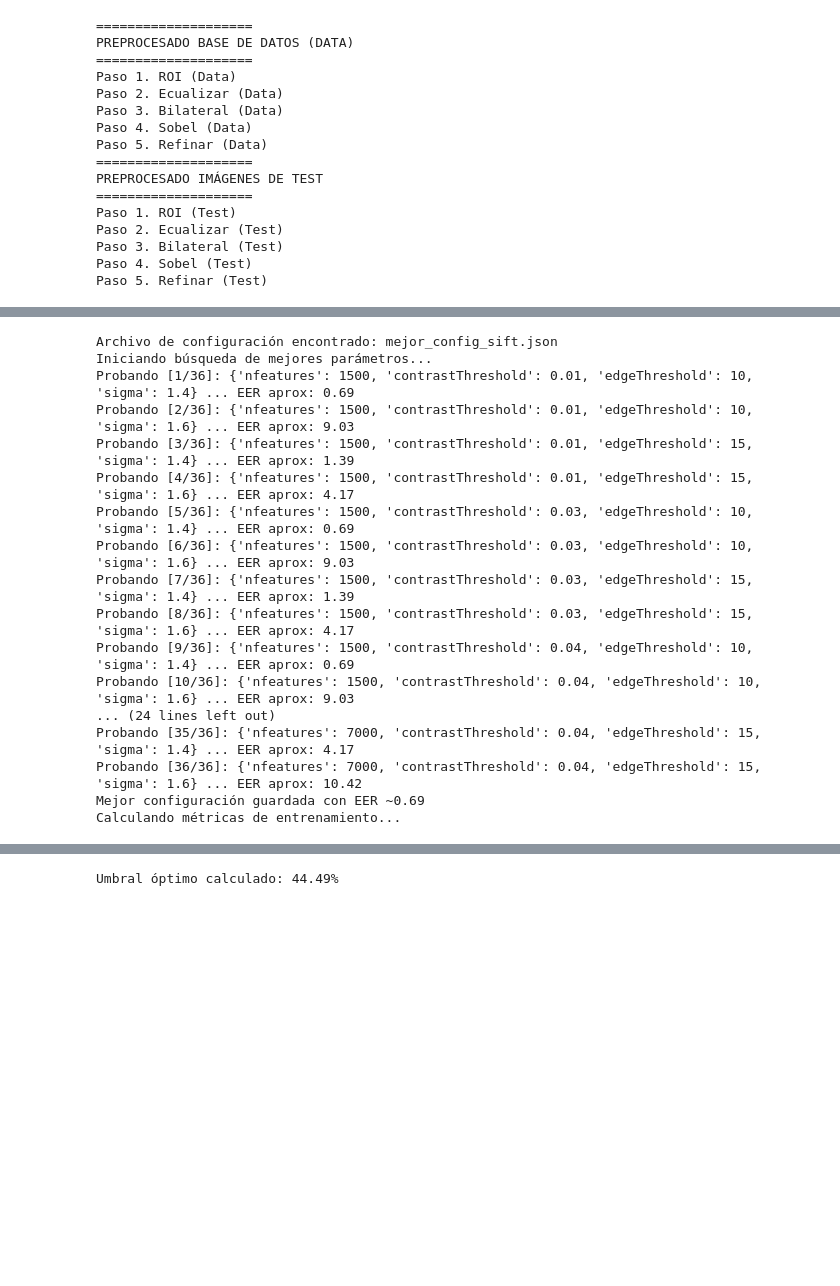
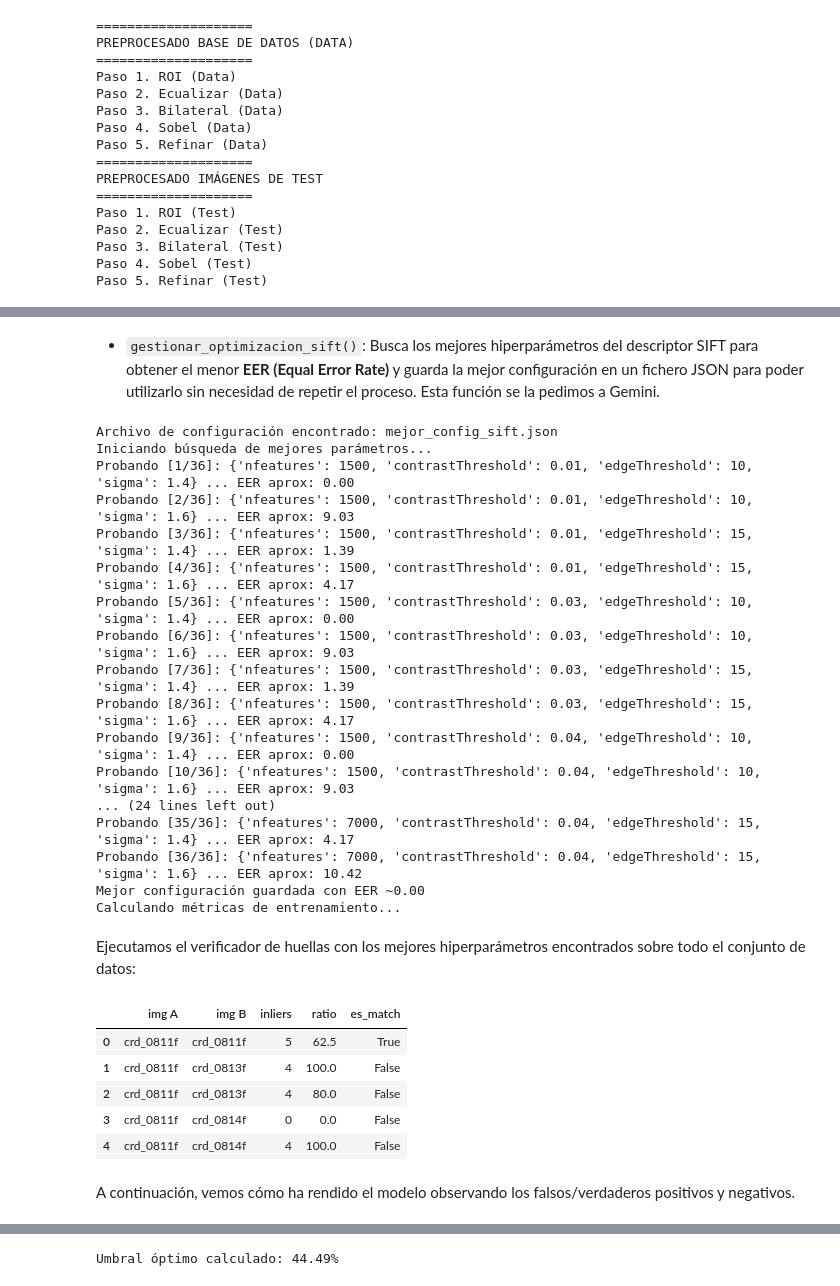
Before and after one commit to lunahernandez/PIAV, a Jupyter notebook: 06/No_IA_Finger_Comparation.ipynb, the cells around one changed output, grey strips where cells are left out. Drawn from its saved outputs; the diff is of its cells as text; code cells hidden in the pictures; blank space fills up the shorter version.

```diff
--- a/06/No_IA_Finger_Comparation.ipynb
+++ b/06/No_IA_Finger_Comparation.ipynb
@@ -379,7 +381,7 @@ def match_knn_ratio(bf, des1, des2, ratio=0.75, k=2): # Método reciclado de la
     return sorted(good, key=lambda x: x.distance)
 
 def calcular_similitud(bf, kp_src, des_src, kp_dst, des_dst, mejor_umbral=-np.inf): # Método reciclado de la práctica 5 de la asignatura
-    """Compara dos conjuntos de descriptores y devuelve inliers, ratio y si es match."""
+    """Compara dos conjuntos de descriptores y devuelve los inliers, el ratio y si es match."""
     inliers = 0
     ratio = 0.0
     es_match = False
@@ -389,15 +391,20 @@ def calcular_similitud(bf, kp_src, des_src, kp_dst, des_dst, mejor_umbral=-np.in
 
     matches = match_knn_ratio(bf, des_src, des_dst)
     good_n = len(matches)
+    # Es necesario un mínimo de 4 matches para realizar la homografía
     if good_n >= 4:
         src = np.float32([kp_src[m.queryIdx].pt for m in matches]).reshape(-1, 1, 2)
         dst = np.float32([kp_dst[m.trainIdx].pt for m in matches]).reshape(-1, 1, 2)
+        # Busca la transformación necesaria para hacer coincidir los puntos de 'src' con los de 'dst'
+        # mask indica qué puntos son correctos después de aplicar la transformación
         _, mask = cv.findHomography(src, dst, cv.RANSAC, 5.0)
         if mask is not None:
                 inliers = int(mask.sum())
                 if len(matches) > 0:
                     ratio = (inliers / len(matches)) * 100.0
 
+                # Condición para que se considere match
+                # La establecemos a un mínimo de 5 matches correctos
                 if inliers >= 5 and ratio >= mejor_umbral:
                     es_match = True
     return inliers, ratio, es_match
@@ -406,25 +413,29 @@ def calcular_similitud(bf, kp_src, des_src, kp_dst, des_dst, mejor_umbral=-np.in
 # %%
 def cargar_dataset(out_path, sift):
     """Carga las imágenes procesadas y genera descriptores SIFT."""
-
     dataset = []
 
+    # iterar por la carpeta de las imágenes preprocesadas sin coger
+    # las imágenes de test
     users = sorted([u for u in os.listdir(out_path) if u.lower() != "test"])
 
     for user in users:
         folder = os.path.join(out_path, user, "refinadas")
-        if not os.path.isdir(folder): continue
+        if not os.path.isdir(folder):
+            continue
 
-        files = sorted([f for f in os.listdir(folder) if f.lower().endswith(".png")])
+        files = sorted([f for f in os.listdir(folder) if f.lower().endswith(".png")]) # pedido a Gemini para buscar los ficheros .png
 
         for f in files:
             path = os.path.join(folder, f)
             img = cv.imread(path, cv.IMREAD_GRAYSCALE)
-            if img is None: continue
+            if img is None:
+                continue
 
-            kp, des = sift.detectAndCompute(cv.bitwise_not(img), None)
+            kp, des = sift.detectAndCompute(img, None) # reciclado de la práctica 5 de la asignatura
 
             if des is not None:
+                # Idea de Gemini para almacenar los keypoints y los descriptores de cada imagen
                 dataset.append({'id': user, 'filename': f, 'kp': kp, 'des': des})
 
     return dataset
@@ -479,0 +467,2 @@ def gestionar_optimizacion_sift(out_path, params_file):
+# %% [markdown]
+- `gestionar_optimizacion_sift()`: Busca los mejores hiperparámetros del descriptor SIFT para obtener el menor **EER (Equal Error Rate)** y guarda la mejor configuración en un fichero JSON para poder utilizarlo sin necesidad de repetir el proceso. Esta función se la pedimos a Gemini.
@@ -480,25 +514,37 @@ def gestionar_optimizacion_sift(out_path, params_file):
 # %%
 PARAMS_FILE = "mejor_config_sift.json"
 mejor_config = gestionar_optimizacion_sift(OUT_PATH, PARAMS_FILE)
-
-print("Calculando métricas de entrenamiento...")
-genuinos_train, impostores_train, resumen = evaluar_configuracion_sift(OUT_PATH, mejor_config)
 # %% [output]
 Archivo de configuración encontrado: mejor_config_sift.json
 Iniciando búsqueda de mejores parámetros...
-Probando [1/36]: {'nfeatures': 1500, 'contrastThreshold': 0.01, 'edgeThreshold': 10, 'sigma': 1.4} ... EER aprox: 0.69
+Probando [1/36]: {'nfeatures': 1500, 'contrastThreshold': 0.01, 'edgeThreshold': 10, 'sigma': 1.4} ... EER aprox: 0.00
 Probando [2/36]: {'nfeatures': 1500, 'contrastThreshold': 0.01, 'edgeThreshold': 10, 'sigma': 1.6} ... EER aprox: 9.03
 Probando [3/36]: {'nfeatures': 1500, 'contrastThreshold': 0.01, 'edgeThreshold': 15, 'sigma': 1.4} ... EER aprox: 1.39
 Probando [4/36]: {'nfeatures': 1500, 'contrastThreshold': 0.01, 'edgeThreshold': 15, 'sigma': 1.6} ... EER aprox: 4.17
-Probando [5/36]: {'nfeatures': 1500, 'contrastThreshold': 0.03, 'edgeThreshold': 10, 'sigma': 1.4} ... EER aprox: 0.69
+Probando [5/36]: {'nfeatures': 1500, 'contrastThreshold': 0.03, 'edgeThreshold': 10, 'sigma': 1.4} ... EER aprox: 0.00
 Probando [6/36]: {'nfeatures': 1500, 'contrastThreshold': 0.03, 'edgeThreshold': 10, 'sigma': 1.6} ... EER aprox: 9.03
 Probando [7/36]: {'nfeatures': 1500, 'contrastThreshold': 0.03, 'edgeThreshold': 15, 'sigma': 1.4} ... EER aprox: 1.39
 Probando [8/36]: {'nfeatures': 1500, 'contrastThreshold': 0.03, 'edgeThreshold': 15, 'sigma': 1.6} ... EER aprox: 4.17
-Probando [9/36]: {'nfeatures': 1500, 'contrastThreshold': 0.04, 'edgeThreshold': 10, 'sigma': 1.4} ... EER aprox: 0.69
+Probando [9/36]: {'nfeatures': 1500, 'contrastThreshold': 0.04, 'edgeThreshold': 10, 'sigma': 1.4} ... EER aprox: 0.00
 Probando [10/36]: {'nfeatures': 1500, 'contrastThreshold': 0.04, 'edgeThreshold': 10, 'sigma': 1.6} ... EER aprox: 9.03
 ... (24 lines left out)
 Probando [35/36]: {'nfeatures': 7000, 'contrastThreshold': 0.04, 'edgeThreshold': 15, 'sigma': 1.4} ... EER aprox: 4.17
 Probando [36/36]: {'nfeatures': 7000, 'contrastThreshold': 0.04, 'edgeThreshold': 15, 'sigma': 1.6} ... EER aprox: 10.42
-Mejor configuración guardada con EER ~0.69
+Mejor configuración guardada con EER ~0.00
 Calculando métricas de entrenamiento...
+# %% [markdown]
+Ejecutamos el verificador de huellas con los mejores hiperparámetros encontrados sobre todo el conjunto de datos:
+# %%
+genuinos_train, impostores_train, resumen = evaluar_configuracion_sift(OUT_PATH, mejor_config)
+df = pd.DataFrame(resumen, columns=["img A", "img B", "inliers", "ratio", "es_match"])
+df.head()
+# %% [output]
+|  | img A | img B | inliers | ratio | es_match |
+| 0 | crd_0811f | crd_0811f | 5 | 62.5 | True |
+| 1 | crd_0811f | crd_0813f | 4 | 100.0 | False |
+| 2 | crd_0811f | crd_0813f | 4 | 80.0 | False |
+| 3 | crd_0811f | crd_0814f | 0 | 0.0 | False |
+| 4 | crd_0811f | crd_0814f | 4 | 100.0 | False |
+# %% [markdown]
+A continuación, vemos cómo ha rendido el modelo observando los falsos/verdaderos positivos y negativos.
 # %%
```
Also changed, not shown: parts of 12 cells of this notebook.
